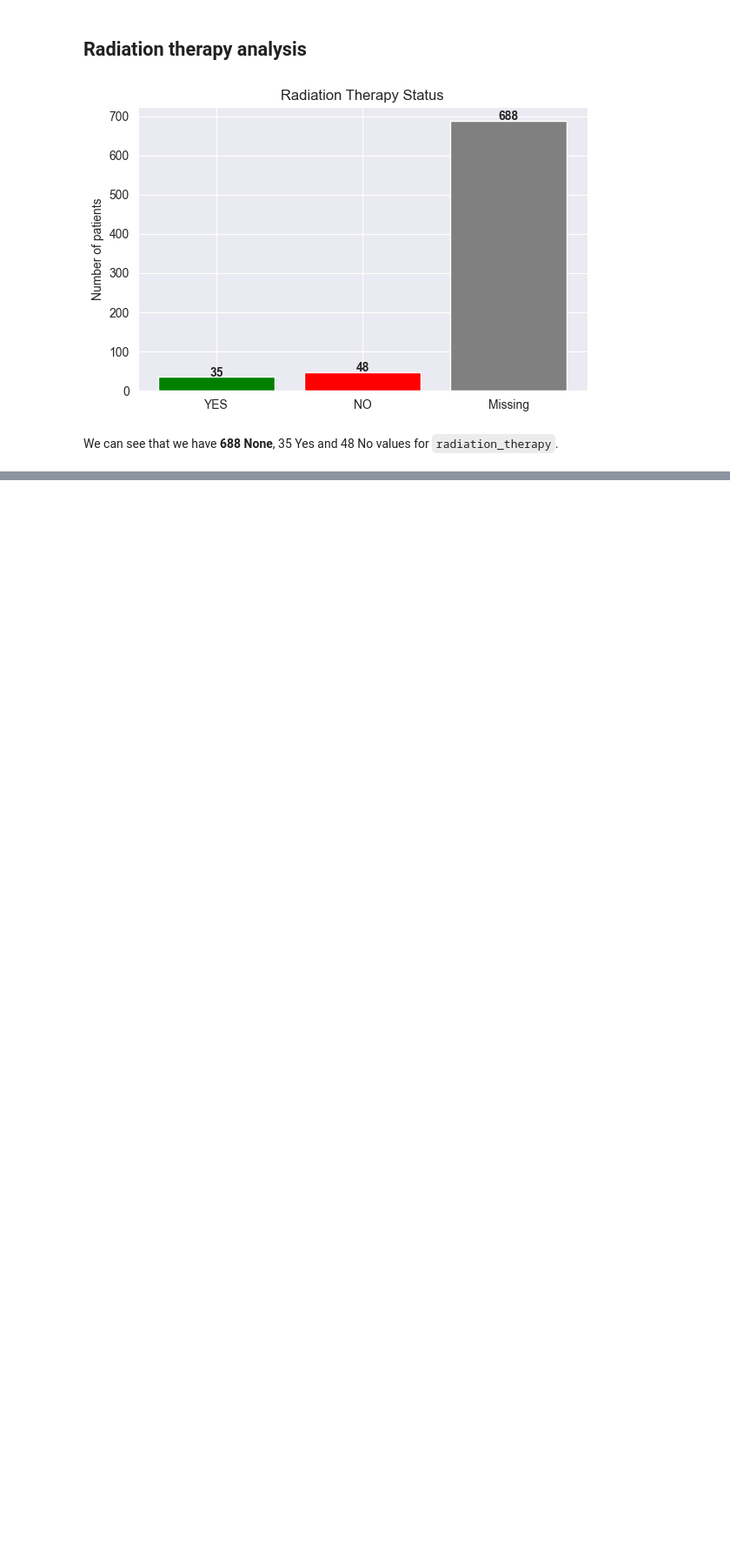
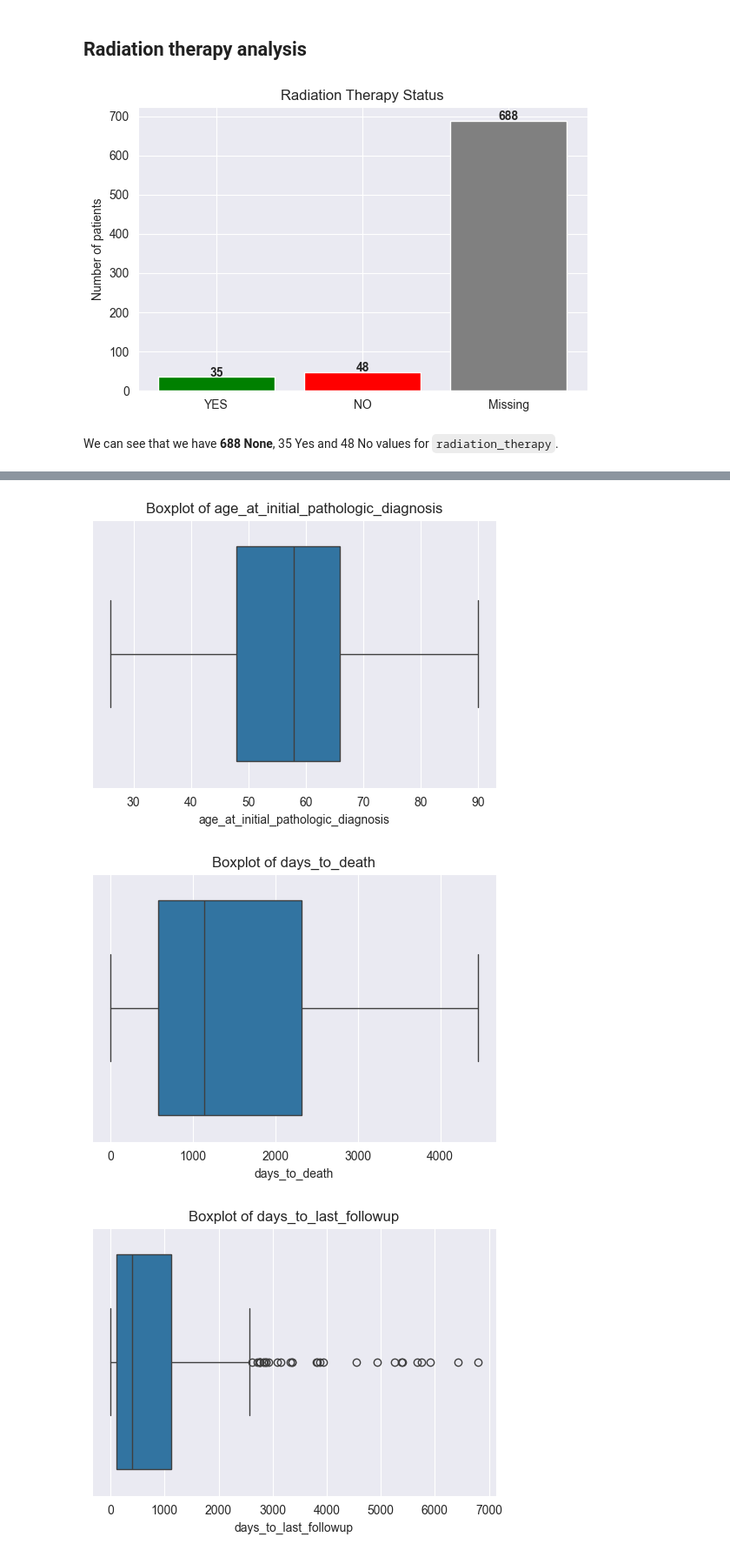
Before and after one commit to giorgiaBertacchini/miRNA_survival_analysis, a Jupyter notebook: notebooks/data_analysis/data_analysis_clinical.ipynb, the cells around one changed output, grey strips where cells are left out. Shown at 87% size. Cells and saved outputs as stored; diff of their text form; code cells hidden in the pictures; blank space fills up the shorter version.

```diff
--- a/notebooks/data_analysis/data_analysis_clinical.ipynb
+++ b/notebooks/data_analysis/data_analysis_clinical.ipynb
@@ -888,0 +937,33 @@ We can see that we have **688 None**, 35 Yes and 48 No values for `radiation_the
+# %%
+import pandas as pd
+clinical_outliers_df = clinical_df.drop(columns=['file', 'bcr', 'patient_barcode', 'radiation_therapy', 'age_group', 'survival_days', 'survival_years', 'followup_years'])
+# Seleziona solo le colonne numeriche
+numeric_cols = clinical_outliers_df.select_dtypes(include='number')
+
+# Calcola i limiti IQR per ogni colonna
+Q1 = numeric_cols.quantile(0.25)
+Q3 = numeric_cols.quantile(0.75)
+IQR = Q3 - Q1
+
+# Maschera per identificare outlier
+outlier_mask = (numeric_cols < (Q1 - 1.5 * IQR)) | (numeric_cols > (Q3 + 1.5 * IQR))
+
+# Estrai righe con almeno un outlier
+outliers_df = clinical_df[outlier_mask.any(axis=1)].copy()
+
+# Aggiungi una colonna che elenca le colonne dove ci sono outlier
+outlier_cols_list = []
+outlier_values_list = []
+
+for idx, row_mask in outlier_mask[outlier_mask.any(axis=1)].iterrows():
+    cols_out = list(row_mask[row_mask].index)
+    vals_out = {col: numeric_cols.loc[idx, col] for col in cols_out}
+    outlier_cols_list.append(cols_out)
+    outlier_values_list.append(vals_out)
+
+# Aggiungi le info al DataFrame
+outliers_df['outlier_columns'] = outlier_cols_list
+outliers_df['outlier_values'] = outlier_values_list
+
+print(f"Numero di righe con outlier: {len(outliers_df)}")
+display(outliers_df[['pathologic_stage', 'vital_status', 'outlier_columns', 'outlier_values'] + list(numeric_cols.columns)])
@@ -888,0 +989,11 @@ We can see that we have **688 None**, 35 Yes and 48 No values for `radiation_the
+# %%
+# Plot automatico per tutte le colonne numeriche
+for col in numeric_cols.columns:
+    plt.figure(figsize=(6, 4))
+    sns.boxplot(x=numeric_cols[col])
+    plt.title(f'Boxplot of {col}')
+    plt.show()
+# %% [output]
+[figure, added]
+[figure, added]
+[figure, added]
```
Also changed, not shown: parts of 13 cells of this notebook, 3 other files.
